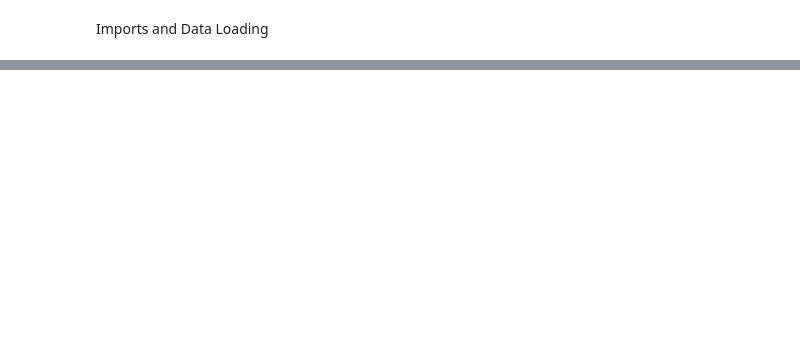
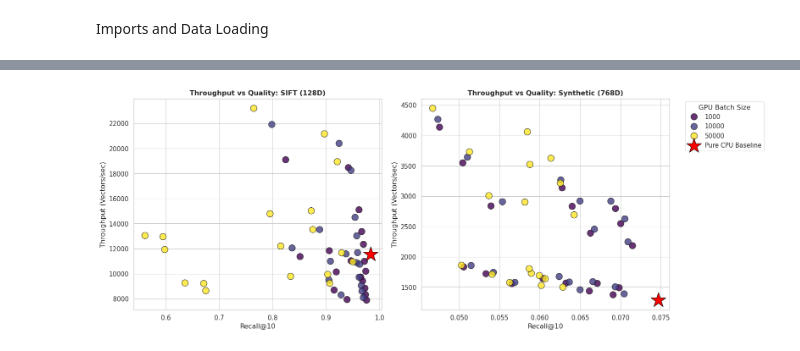
Before and after one commit to NavzarZar/bep_project, a Jupyter notebook: notebooks/analysis.ipynb, the cells around one changed output, grey strips where cells are left out. Cells and saved outputs as stored; diff of their text form; code cells hidden in the pictures; blank space fills up the shorter version.

```diff
--- a/notebooks/analysis.ipynb
+++ b/notebooks/analysis.ipynb
@@ -206,0 +56,37 @@ plt.show()
+# %%
+# --- PLOT 1: DIMENSIONALITY PARETO FRONTIER ---
+fig, axes = plt.subplots(1, 2, figsize=(16, 6), sharey=False)
+datasets = ['SIFT (128D)', 'Synthetic (768D)']
+
+for i, ds_name in enumerate(datasets):
+    ax = axes[i]
+    subset = df[df['dataset_clean'] == ds_name]
+
+    # Plot Hybrid Runs
+    hybrid_subset = subset[subset['type'] == 'Hybrid CPU-GPU']
+    sns.scatterplot(
+        data=hybrid_subset, x='recall_10', y='throughput_vec_sec',
+        hue='batch_size', palette='viridis', s=120, ax=ax, alpha=0.8, edgecolor='k'
+    )
+
+    # Plot CPU Baseline
+    baseline_subset = subset[subset['type'] == 'Pure CPU Baseline']
+    ax.scatter(
+        baseline_subset['recall_10'], baseline_subset['throughput_vec_sec'],
+        color='red', marker='*', s=700, label='Pure CPU Baseline', edgecolor='black', zorder=5
+    )
+
+    ax.set_title(f'Throughput vs Quality: {ds_name}', fontweight='bold')
+    ax.set_xlabel('Recall@10')
+    ax.set_ylabel('Throughput (Vectors/sec)')
+
+    if i == 1:
+        ax.legend(bbox_to_anchor=(1.05, 1), loc='upper left', title="GPU Batch Size")
+    else:
+        ax.get_legend().remove()
+
+plt.tight_layout()
+plt.savefig('pareto_frontier.png')
+plt.show()
+# %% [output]
+[figure, added]
```
Also changed, not shown: parts of 16 cells of this notebook, 5 other files.
